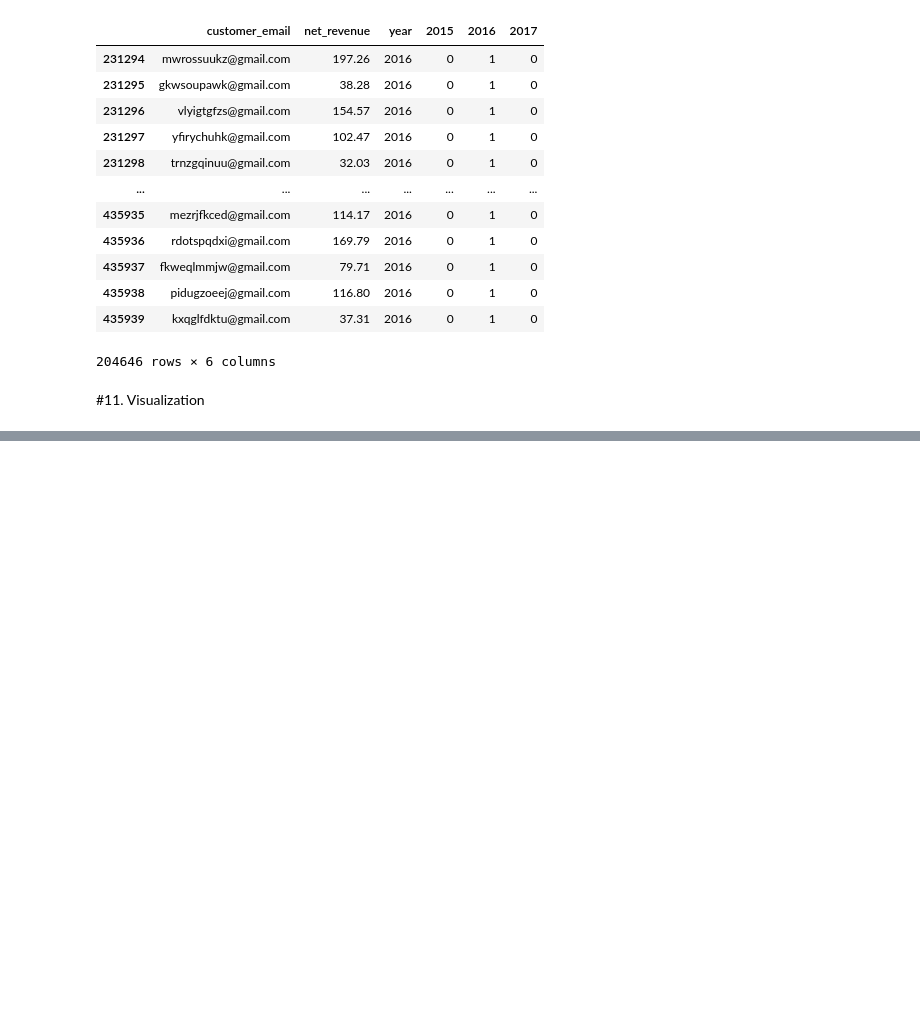
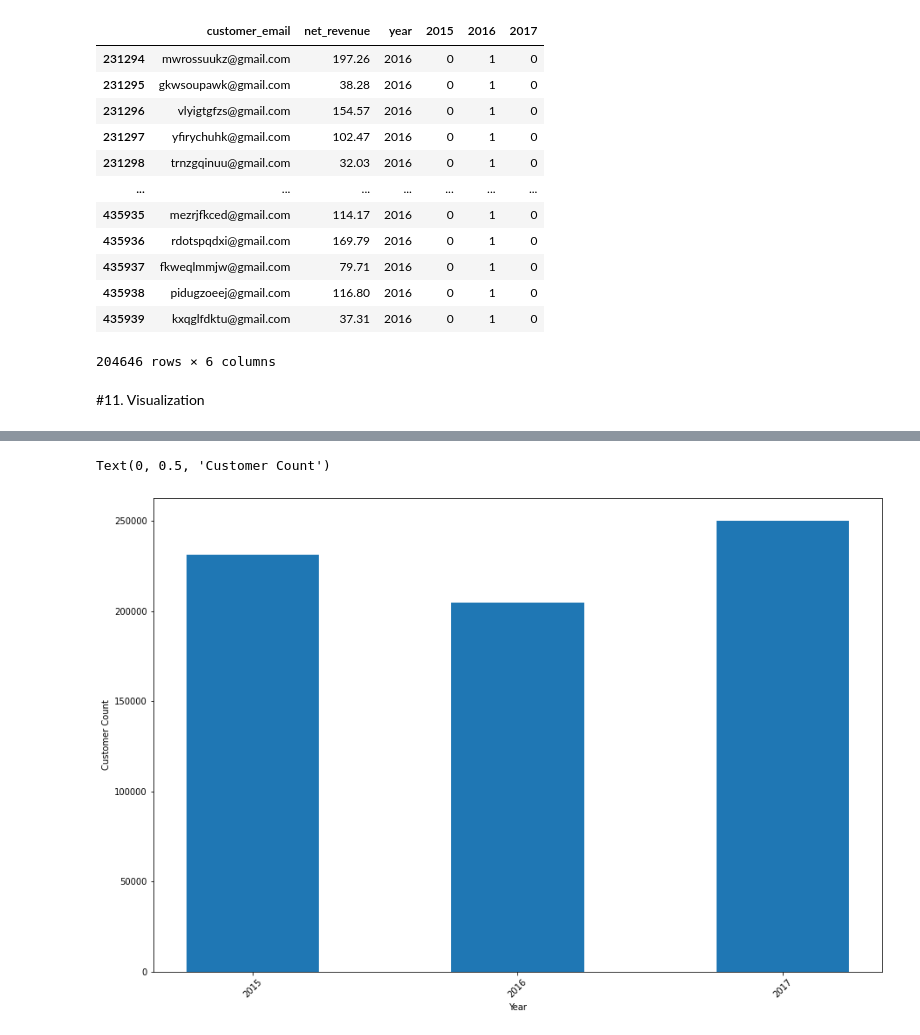
Before and after one commit to saishdesai23/Customer-Order-Analysis, a Jupyter notebook: case_study_2.ipynb, the cells around one changed output, grey strips where cells are left out. Drawn from its saved outputs; the diff is of its cells as text; code cells hidden in the pictures; blank space fills up the shorter version.

```diff
--- a/case_study_2.ipynb
+++ b/case_study_2.ipynb
@@ -423,0 +443,9 @@ customer_order
+# %%
+plt.figure(figsize=(15,10))
+plt.bar(x=customer_per_year['year'],height=customer_per_year['customer_email'], width =0.5)
+plt.xlabel("Year")
+plt.xticks([2015,2016,2017], rotation=45)
+plt.ylabel("Customer Count")
+# %% [output]
+Text(0, 0.5, 'Customer Count')
+[figure, added]
```
Also changed, not shown: parts of 3 cells of this notebook.
